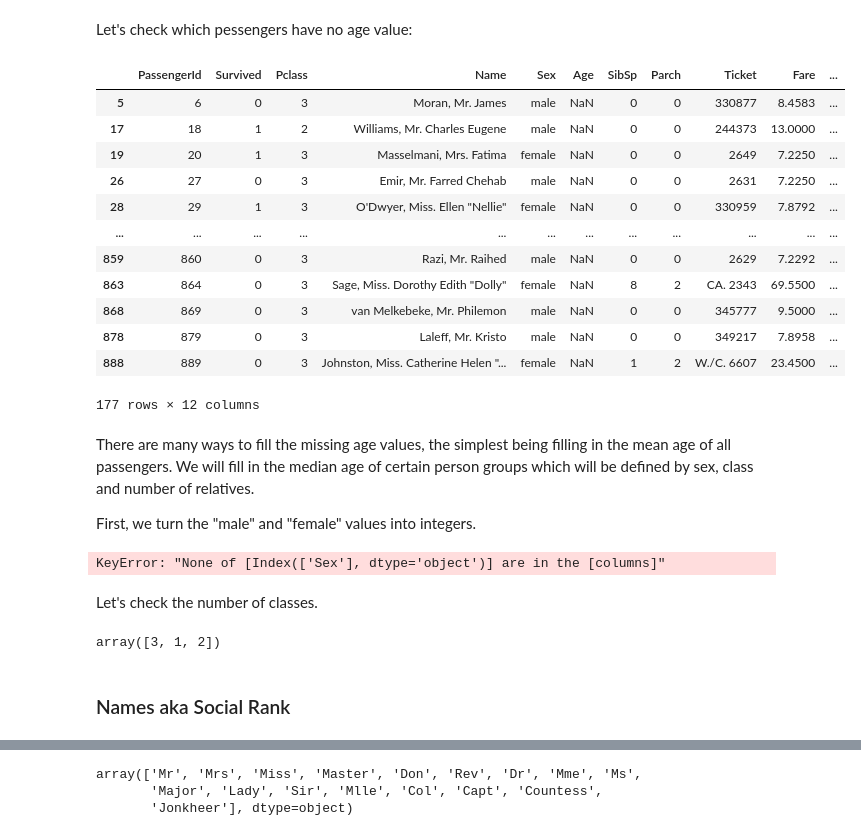
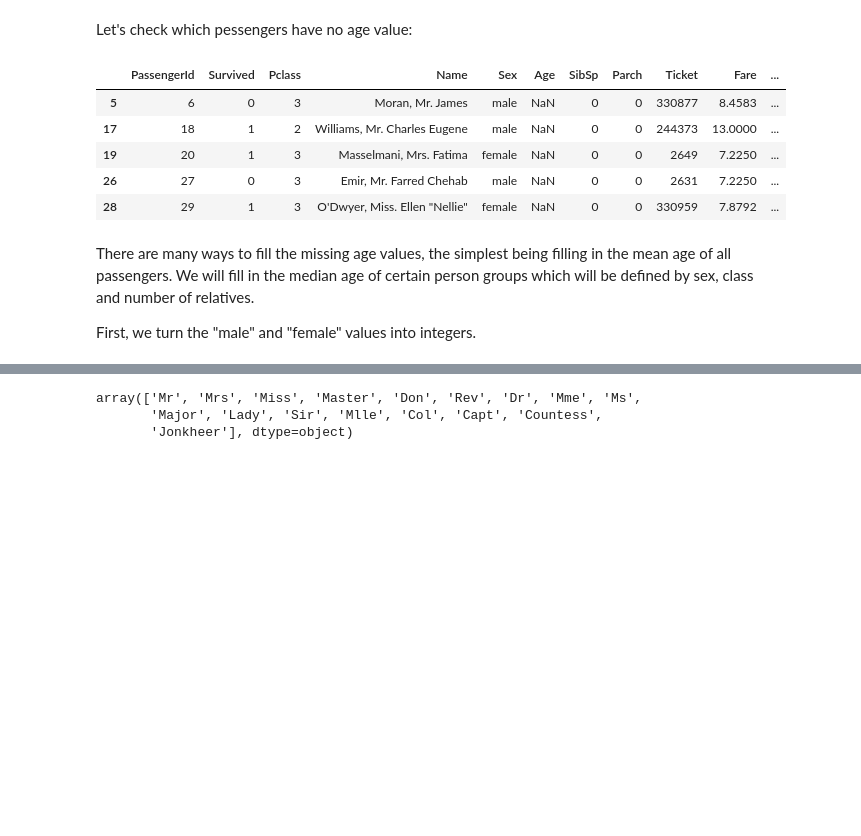
Before and after one commit to MaelkoM/surviving-the-titanic, a Jupyter notebook: kaggle_submission.ipynb, the cells around one changed output, grey strips where cells are left out. Cells and saved outputs as stored; diff of their text form; code cells hidden in the pictures; blank space fills up the shorter version.

```diff
--- a/kaggle_submission.ipynb
+++ b/kaggle_submission.ipynb
@@ -57,39 +52,17 @@ pd.concat([pd.Series(df_train.isnull().sum(), name="train"), pd.Series(df_test.i
 # %% [markdown]
 Let's check which pessengers have no age value:
 # %%
-df_train.loc[df_train["Age"].isna()]
+df_age_nan = df_train.loc[df_train["Age"].isna()]
+df_age_nan.head()
 # %% [output]
 |  | PassengerId | Survived | Pclass | Name | Sex | Age | SibSp | Parch | Ticket | Fare | ... |
 | 5 | 6 | 0 | 3 | Moran, Mr. James | male | NaN | 0 | 0 | 330877 | 8.4583 | ... |
 | 17 | 18 | 1 | 2 | Williams, Mr. Charles Eugene | male | NaN | 0 | 0 | 244373 | 13.0000 | ... |
 | 19 | 20 | 1 | 3 | Masselmani, Mrs. Fatima | female | NaN | 0 | 0 | 2649 | 7.2250 | ... |
 | 26 | 27 | 0 | 3 | Emir, Mr. Farred Chehab | male | NaN | 0 | 0 | 2631 | 7.2250 | ... |
 | 28 | 29 | 1 | 3 | O'Dwyer, Miss. Ellen "Nellie" | female | NaN | 0 | 0 | 330959 | 7.8792 | ... |
-| ... | ... | ... | ... | ... | ... | ... | ... | ... | ... | ... | ... |
-| 859 | 860 | 0 | 3 | Razi, Mr. Raihed | male | NaN | 0 | 0 | 2629 | 7.2292 | ... |
-| 863 | 864 | 0 | 3 | Sage, Miss. Dorothy Edith "Dolly" | female | NaN | 8 | 2 | CA. 2343 | 69.5500 | ... |
-| 868 | 869 | 0 | 3 | van Melkebeke, Mr. Philemon | male | NaN | 0 | 0 | 345777 | 9.5000 | ... |
-| 878 | 879 | 0 | 3 | Laleff, Mr. Kristo | male | NaN | 0 | 0 | 349217 | 7.8958 | ... |
-| 888 | 889 | 0 | 3 | Johnston, Miss. Catherine Helen "... | female | NaN | 1 | 2 | W./C. 6607 | 23.4500 | ... |
-177 rows × 12 columns
 # %% [markdown]
 There are many ways to fill the missing age values, the simplest being filling in the mean age of all passengers.
 We will fill in the median age of certain person groups which will be defined by sex, class and number of relatives.
 
 First, we turn the "male" and "female" values into integers.
-# %%
-df2 = pd.get_dummies(df_train, prefix=['Sex'], columns = ['Sex'], drop_first=True)
-df_train = df2
-df2 = pd.get_dummies(df_test, prefix=['Sex'], columns = ['Sex'], drop_first=True)
-df_test = df2
-df_train
-# %% [output]
-KeyError: "None of [Index(['Sex'], dtype='object')] are in the [columns]"
-# %% [markdown]
-Let's check the number of classes.
-# %%
-df_train["Pclass"].unique()
-# %% [output]
-array([3, 1, 2])
-# %% [markdown]
-### Names aka Social Rank
```
Also changed, not shown: parts of 62 cells of this notebook.
